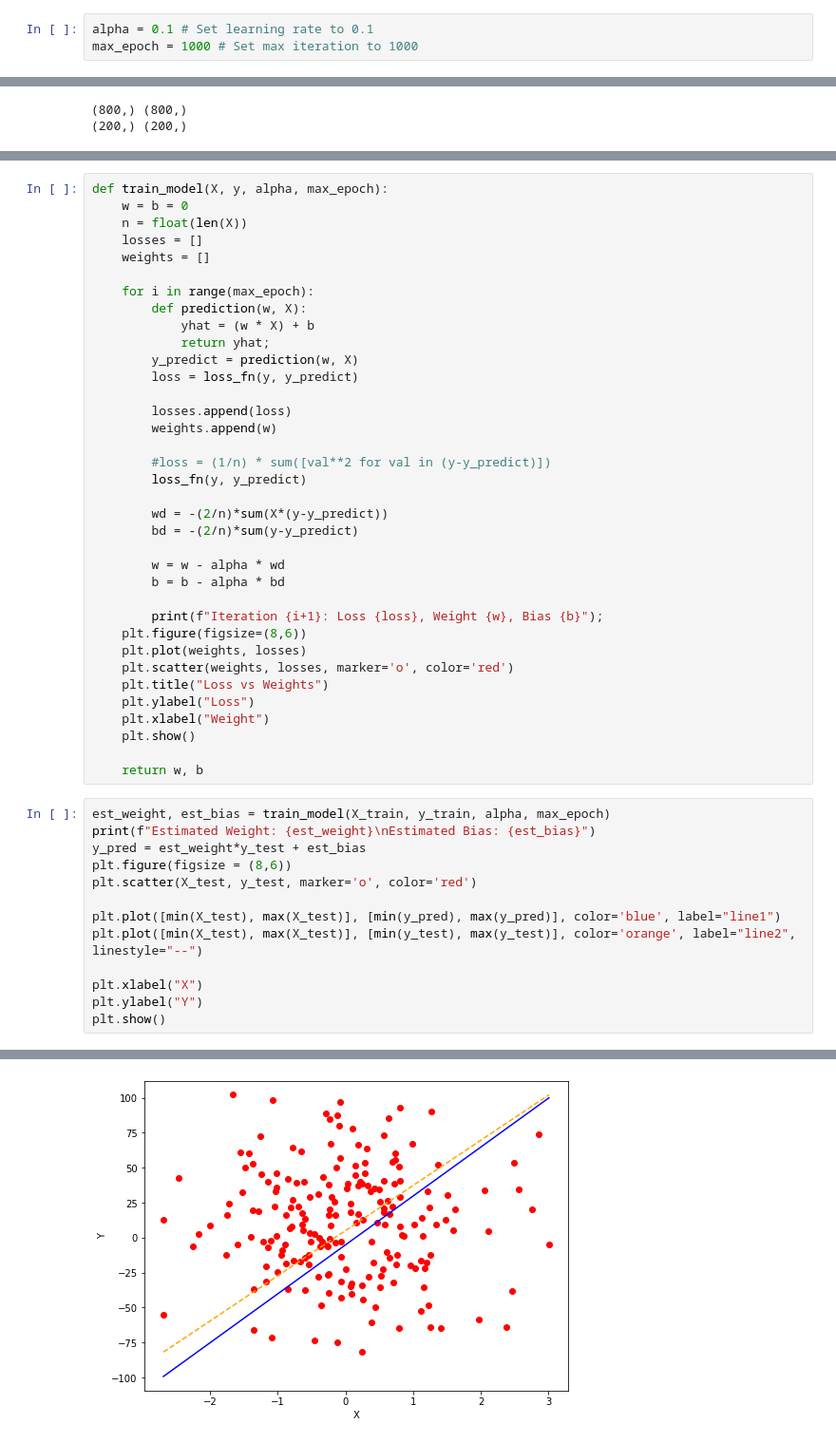
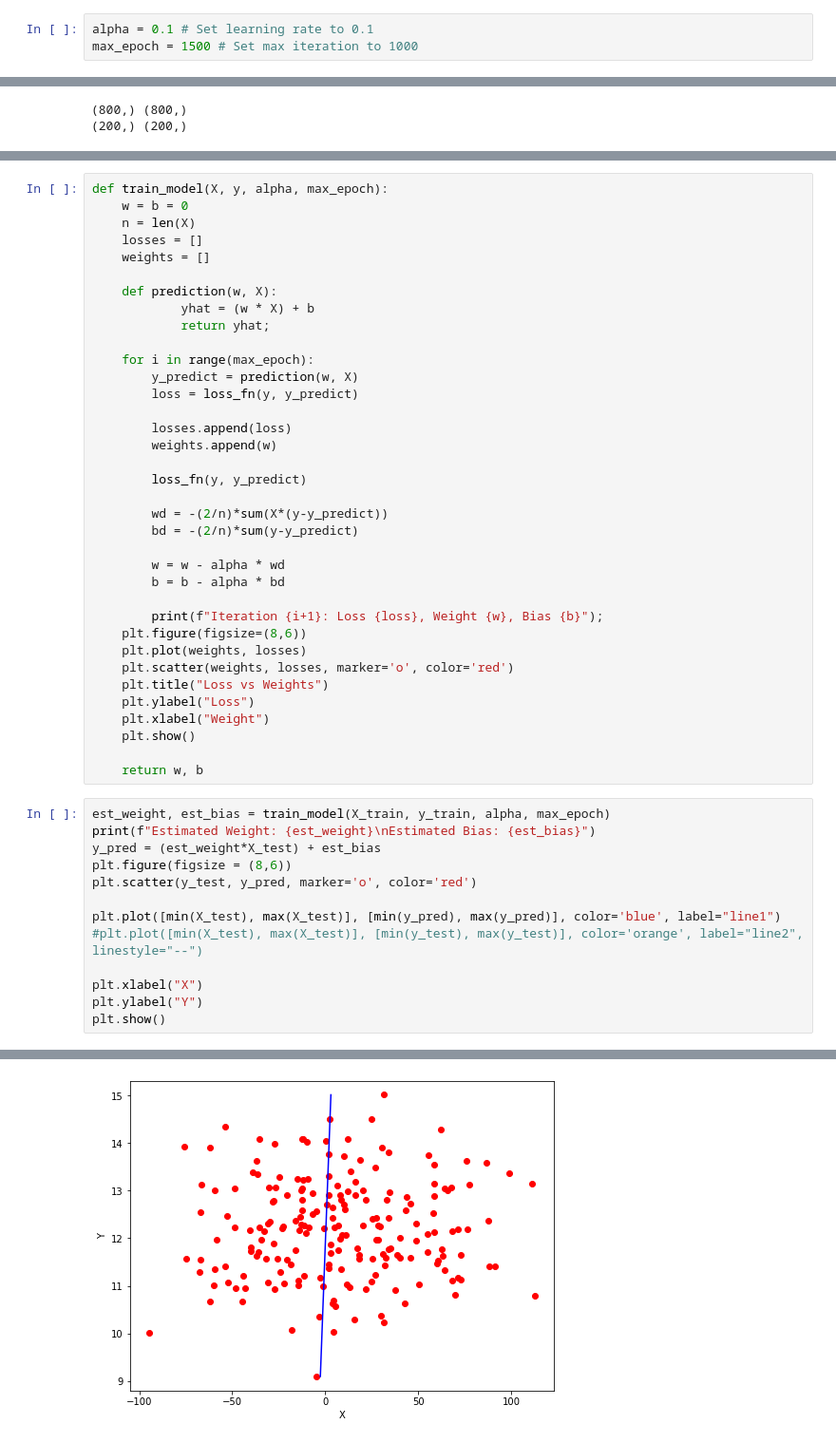
Before and after one commit to aryadiva/CPC251_Assg, a Jupyter notebook: Testing.ipynb, the cells around one changed output, grey strips where cells are left out. Shown at 95% size. Drawn from its saved outputs; the diff is of its cells as text.

```diff
--- a/Testing.ipynb
+++ b/Testing.ipynb
@@ -105,6 +105,6 @@ print(X_test)
 # %%
 alpha = 0.1 # Set learning rate to 0.1
-max_epoch = 1000 # Set max iteration to 1000
+max_epoch = 1500 # Set max iteration to 1000
 # %%
 print(X_train.shape, y_train.shape)
 print(X_test.shape, y_test.shape)
@@ -119,21 +120,21 @@ def loss_fn(y, yhat):
 # %%
 def train_model(X, y, alpha, max_epoch):
     w = b = 0
-    n = float(len(X))
+    n = len(X)
     losses = []
     weights = []
 
-    for i in range(max_epoch):
-        def prediction(w, X):
+    def prediction(w, X):
             yhat = (w * X) + b
             return yhat;
+
+    for i in range(max_epoch):
         y_predict = prediction(w, X)
         loss = loss_fn(y, y_predict)
 
         losses.append(loss)
         weights.append(w)
 
-        #loss = (1/n) * sum([val**2 for val in (y-y_predict)])
         loss_fn(y, y_predict)
 
         wd = -(2/n)*sum(X*(y-y_predict))
@@ -155,12 +156,12 @@ def train_model(X, y, alpha, max_epoch):
 # %%
 est_weight, est_bias = train_model(X_train, y_train, alpha, max_epoch)
 print(f"Estimated Weight: {est_weight}\nEstimated Bias: {est_bias}")
-y_pred = est_weight*y_test + est_bias
+y_pred = (est_weight*X_test) + est_bias
 plt.figure(figsize = (8,6))
-plt.scatter(X_test, y_test, marker='o', color='red')
+plt.scatter(y_test, y_pred, marker='o', color='red')
 
 plt.plot([min(X_test), max(X_test)], [min(y_pred), max(y_pred)], color='blue', label="line1")
-plt.plot([min(X_test), max(X_test)], [min(y_test), max(y_test)], color='orange', label="line2", linestyle="--")
+#plt.plot([min(X_test), max(X_test)], [min(y_test), max(y_test)], color='orange', label="line2", linestyle="--")
 
 plt.xlabel("X")
 plt.ylabel("Y")
@@ -189,4 +190,4 @@ Estimated Bias: 11.34882185775755
-[figure, old version]
+[figure, new version]
 # %%
 from sklearn.metrics import mean_absolute_error, mean_squared_error, r2_score
 print(mean_absolute_error(y_test, y_pred))
```
Also changed, not shown: parts of 5 cells of this notebook, 1 other file.
